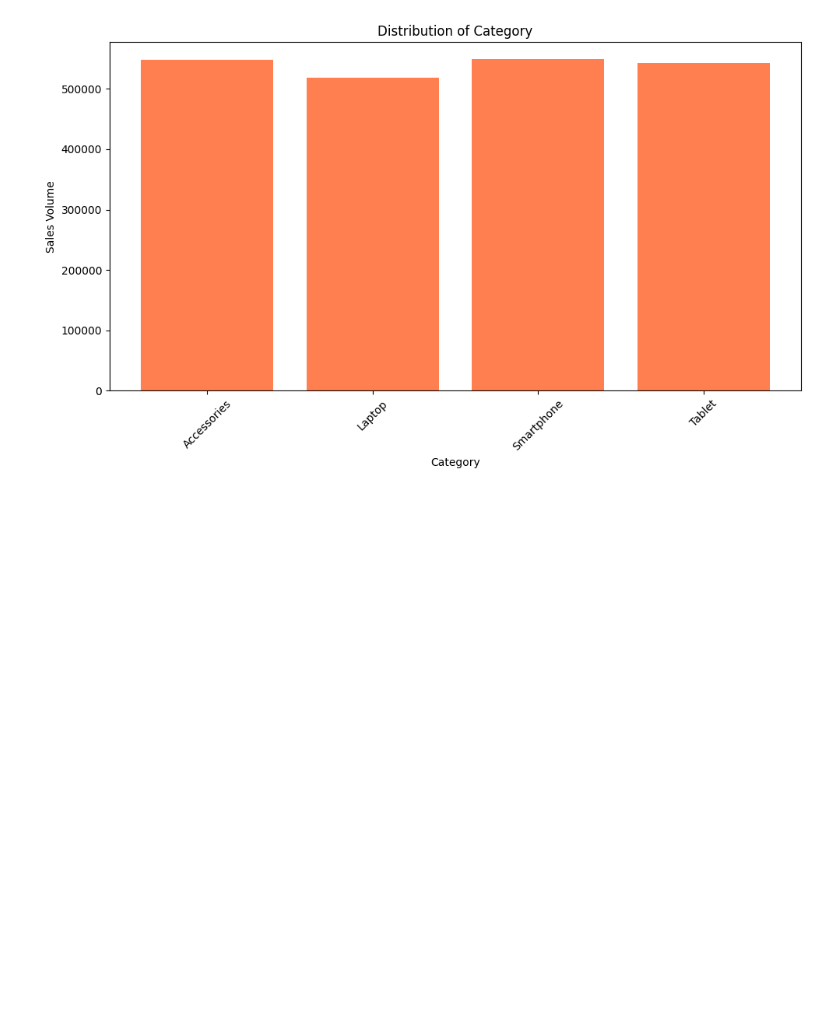
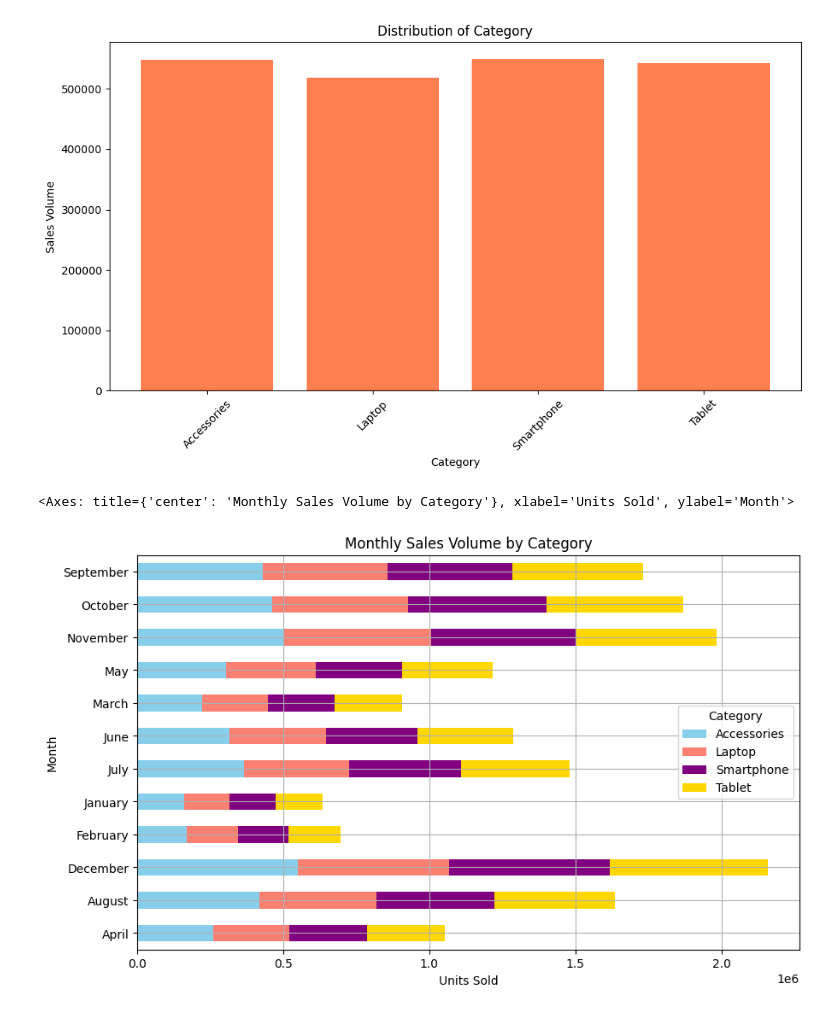
Before and after one commit to abahjohn0411/ElectroTech-Sales-Forecast, a Jupyter notebook: EDA/Analysis.ipynb, the cells around one changed output. Cells and saved outputs as stored; diff of their text form; code cells hidden in the pictures; blank space fills up the shorter version.

```diff
--- a/EDA/Analysis.ipynb
+++ b/EDA/Analysis.ipynb
@@ -116,3 +122,26 @@ plt.tight_layout()
 plt.show()
 # %% [output]
 [figure]
+# %%
+category_colors = {
+    'Accessories': 'skyblue',
+    'Laptop': 'salmon',
+    'Smartphone': 'purple',
+    'Tablet': 'gold'
+}
+# %%
+
+pivot_df = sales_volume_by_cat.pivot(index='Month', columns='Category', values='Sales_Volume').fillna(0)
+
+pivot_df.plot.barh(
+    stacked=True,
+    figsize=(10, 6),
+    color=[category_colors[col] for col in pivot_df.columns],
+    title='Monthly Sales Volume by Category',
+    xlabel='Units Sold',
+    ylabel='Month',
+    grid=True
+)
+# %% [output]
+<Axes: title={'center': 'Monthly Sales Volume by Category'}, xlabel='Units Sold', ylabel='Month'>
+[figure, added]
```
Also changed, not shown: parts of 6 cells of this notebook.
